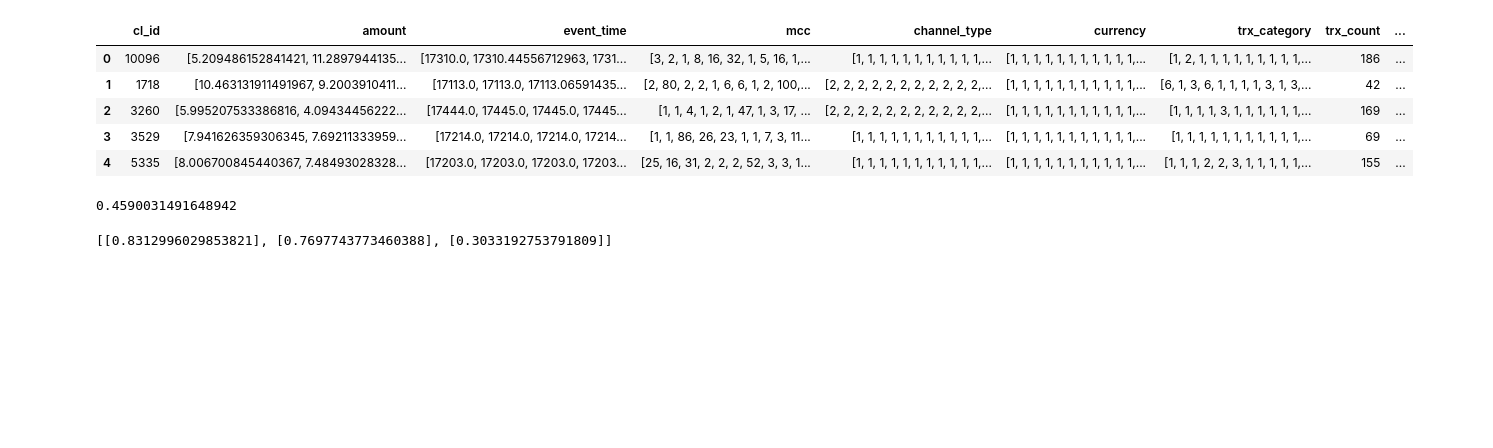
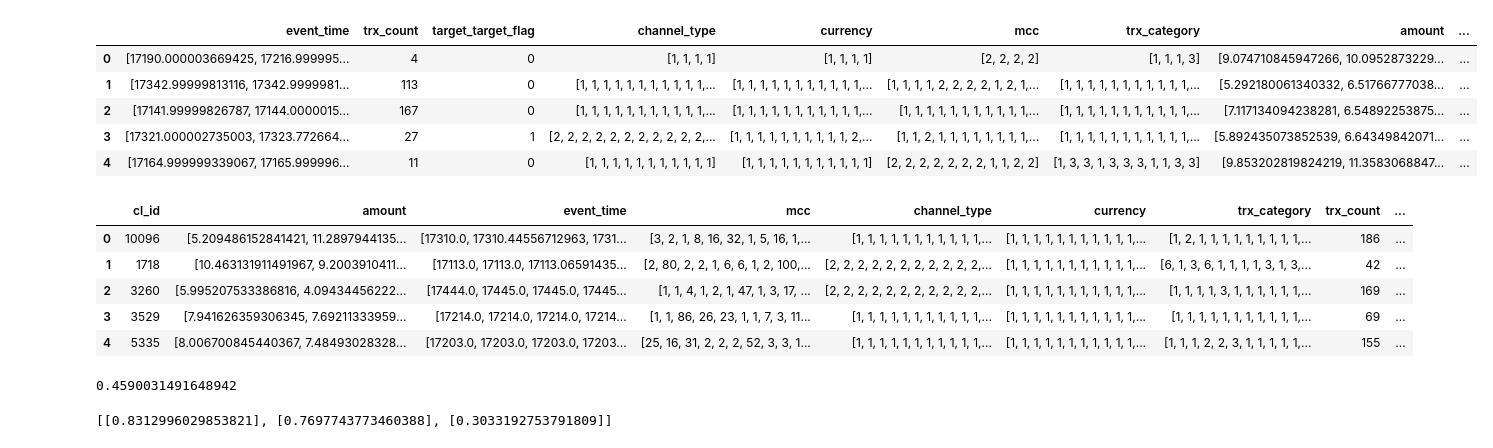
Before and after one commit to VityaVitalich/MLEM, a Jupyter notebook: experiments/rosbank/notebooks/testing.ipynb, the cells around one changed output. Drawn from its saved outputs; the diff is of its cells as text; code cells hidden in the pictures; blank space fills up the shorter version.

```diff
--- a/experiments/rosbank/notebooks/testing.ipynb
+++ b/experiments/rosbank/notebooks/testing.ipynb
@@ -51,3 +73,12 @@ model_conf = model_configs()
+# %%
+df2.head()
+# %% [output]
+|  | event_time | trx_count | target_target_flag | channel_type | currency | mcc | trx_category | amount | ... |
+| 0 | [17190.000003669425, 17216.999995... | 4 | 0 | [1, 1, 1, 1] | [1, 1, 1, 1] | [2, 2, 2, 2] | [1, 1, 1, 3] | [9.074710845947266, 10.0952873229... | ... |
+| 1 | [17342.99999813116, 17342.9999981... | 113 | 0 | [1, 1, 1, 1, 1, 1, 1, 1, 1, 1, 1,... | [1, 1, 1, 1, 1, 1, 1, 1, 1, 1, 1,... | [1, 1, 1, 1, 2, 2, 2, 2, 1, 2, 1,... | [1, 1, 1, 1, 1, 1, 1, 1, 1, 1, 1,... | [5.292180061340332, 6.51766777038... | ... |
+| 2 | [17141.99999826787, 17144.0000015... | 167 | 0 | [1, 1, 1, 1, 1, 1, 1, 1, 1, 1, 1,... | [1, 1, 1, 1, 1, 1, 1, 1, 1, 1, 1,... | [1, 1, 1, 1, 1, 1, 1, 1, 1, 1, 1,... | [1, 1, 1, 1, 1, 1, 1, 1, 1, 1, 1,... | [7.117134094238281, 6.54892253875... | ... |
+| 3 | [17321.000002735003, 17323.772664... | 27 | 1 | [2, 2, 2, 2, 2, 2, 2, 2, 2, 2, 2,... | [1, 1, 1, 1, 1, 1, 1, 1, 1, 1, 2,... | [1, 1, 2, 1, 1, 1, 1, 1, 1, 1, 1,... | [1, 1, 1, 1, 1, 1, 1, 1, 1, 1, 1,... | [5.892435073852539, 6.64349842071... | ... |
+| 4 | [17164.999999339067, 17165.999996... | 11 | 0 | [1, 1, 1, 1, 1, 1, 1, 1, 1, 1, 1] | [1, 1, 1, 1, 1, 1, 1, 1, 1, 1, 1] | [2, 2, 2, 2, 2, 2, 2, 1, 1, 2, 2] | [1, 3, 3, 1, 3, 3, 3, 1, 1, 3, 3] | [9.853202819824219, 11.3583068847... | ... |
 # %%
 df = pd.read_parquet(conf.test_path)
 df.head()
```
Also changed, not shown: parts of 4 cells of this notebook, 11 other files.
